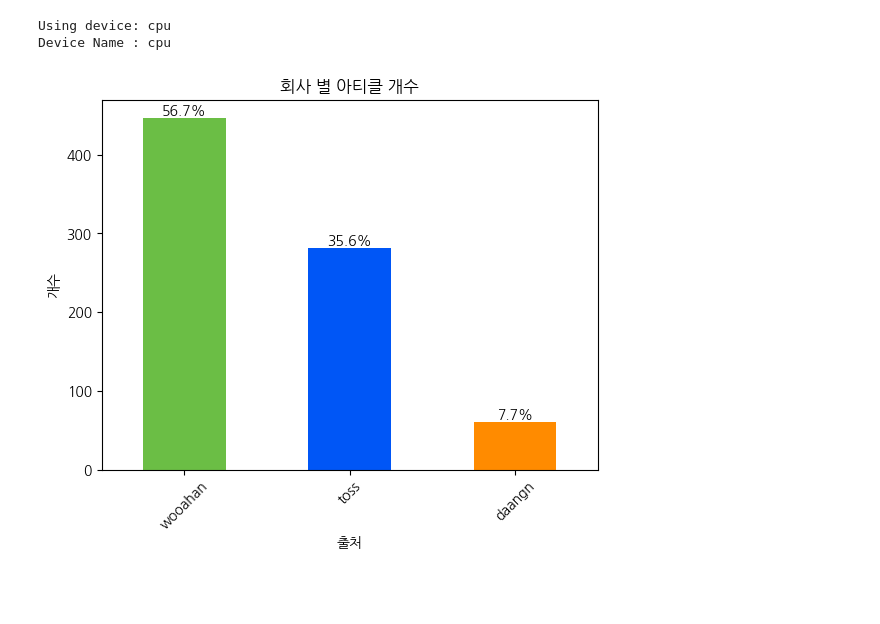
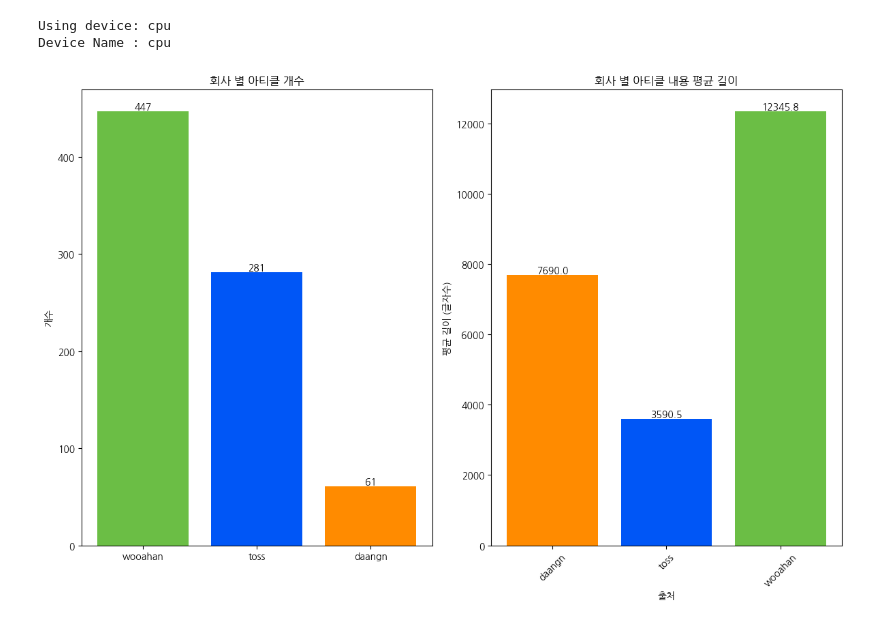
Before and after one commit to bite-sized-knowledge/recommender, a Jupyter notebook: text_classification/notebook/eda.ipynb, the cells around one changed output. Cells and saved outputs as stored; diff of their text form; code cells hidden in the pictures; blank space fills up the shorter version.

Commit message:
Basic Preprocessing article

```diff
--- a/text_classification/notebook/eda.ipynb
+++ b/text_classification/notebook/eda.ipynb
@@ -76,41 +76,3 @@ toss["from"] = "toss"
 wooahan["from"] = "wooahan"
 
 total_article = pd.concat([daangn, toss, wooahan], axis=0)
-# %%
-brand_colors = {
-    'daangn': '#FF8B00',      # 당근마켓 오렌지
-    'toss': '#0056F6',        # 토스 블루
-    'wooahan': '#6BBE45'      # 우아한형제들 그린
-}
-
-# 데이터 준비
-data = total_article['from'].value_counts()
-total_count = data.sum()  # 전체 아티클 수
-
-# 막대 그래프 생성
-colors = [brand_colors[idx] for idx in data.index]
-ax = data.plot(kind='bar', color=colors)
-
-# 그래프 제목 및 레이블 설정
-plt.title("회사 별 아티클 개수")
-plt.xlabel("출처")
-plt.ylabel("개수")
-plt.xticks(rotation=45)
-
-# 각 막대 위에 퍼센트 표시
-for i, count in enumerate(data):
-    percent = (count / total_count) * 100  # 퍼센트 계산
-    plt.text(
-        i,                     # x 좌표 (막대의 가운데)
-        count + 0.5,           # y 좌표 (막대 위 약간의 여백)
-        f'{percent:.1f}%',     # 퍼센트 텍스트
-        ha='center',           # 수평 정렬
-        va='bottom',           # 수직 정렬
-        fontsize=10,           # 글꼴 크기
-        color='black'          # 텍스트 색상
-    )
-
-# 그래프 표시
-plt.show()
-# %% [output]
-[figure, removed]
@@ -118,0 +79,35 @@ test = total_article.sample()
+# %%
+brand_colors = {
+    'daangn': '#FF8B00',      # 당근마켓 오렌지
+    'toss': '#0056F6',        # 토스 블루
+    'wooahan': '#6BBE45'      # 우아한형제들 그린
+}
+
+# Calculate article counts and mean content length by company
+article_counts = total_article['from'].value_counts()
+mean_lengths = total_article.groupby('from')['contentLength'].mean()
+
+# Plot
+fig, axes = plt.subplots(1, 2, figsize=(12, 8))
+
+# Subplot 1: Article Count
+colors = [brand_colors[idx] for idx in article_counts.index]
+axes[0].bar(article_counts.index, article_counts, color=colors)
+axes[0].set_title("회사 별 아티클 개수")
+axes[0].set_ylabel("개수")
+axes[0].bar_label(axes[0].containers[0], fmt='%d', label_type='edge', fontsize=10)  # Show counts on bars
+
+# Subplot 2: Mean Content Length
+colors = [brand_colors[idx] for idx in mean_lengths.index]
+axes[1].bar(mean_lengths.index, mean_lengths, color=colors)
+axes[1].set_title("회사 별 아티클 내용 평균 길이")
+axes[1].set_ylabel("평균 길이 (글자수)")
+axes[1].bar_label(axes[1].containers[0], fmt='%.1f', label_type='edge', fontsize=10)  # Show means on bars
+
+# Adjust layout
+plt.xlabel("출처")
+plt.xticks(rotation=45)
+plt.tight_layout()
+plt.show()
+# %% [output]
+[figure, added]
```
Also changed, not shown: parts of 5 cells of this notebook.
